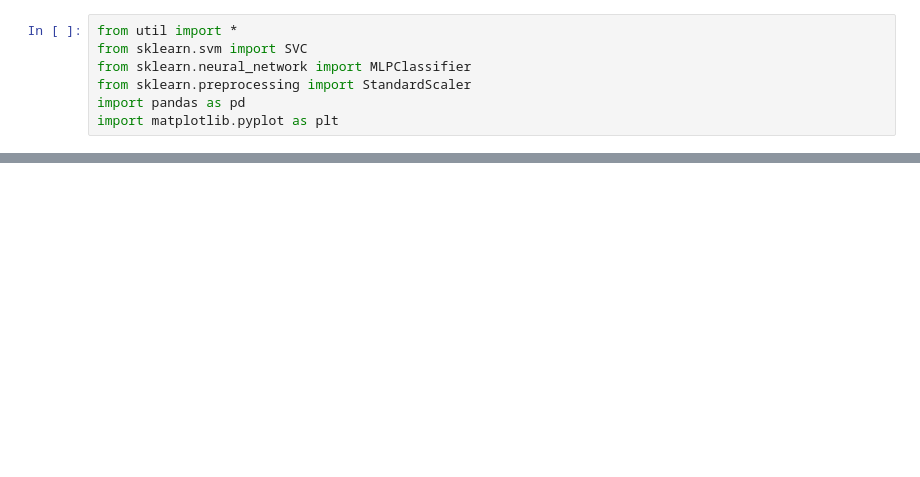
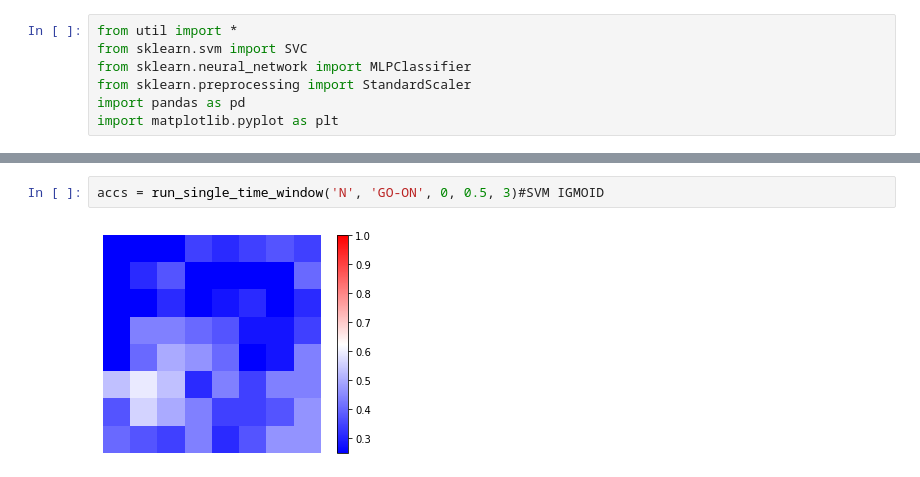
Before and after one commit to YunruoNi/BCI_Project, a Jupyter notebook: test_main.ipynb, the cells around one changed output, grey strips where cells are left out. Cells and saved outputs as stored; diff of their text form; blank space fills up the shorter version.

```diff
--- a/test_main.ipynb
+++ b/test_main.ipynb
@@ -49 +104,5 @@ def run_single_time_window(monkey, event_want, offset, time_window, spatial_step
+# %%
+accs = run_single_time_window('N', 'GO-ON', 0, 0.5, 3)#SVM IGMOID
+# %% [output]
+[figure, added]
 # %%
```
Also changed, not shown: parts of 16 cells of this notebook.
